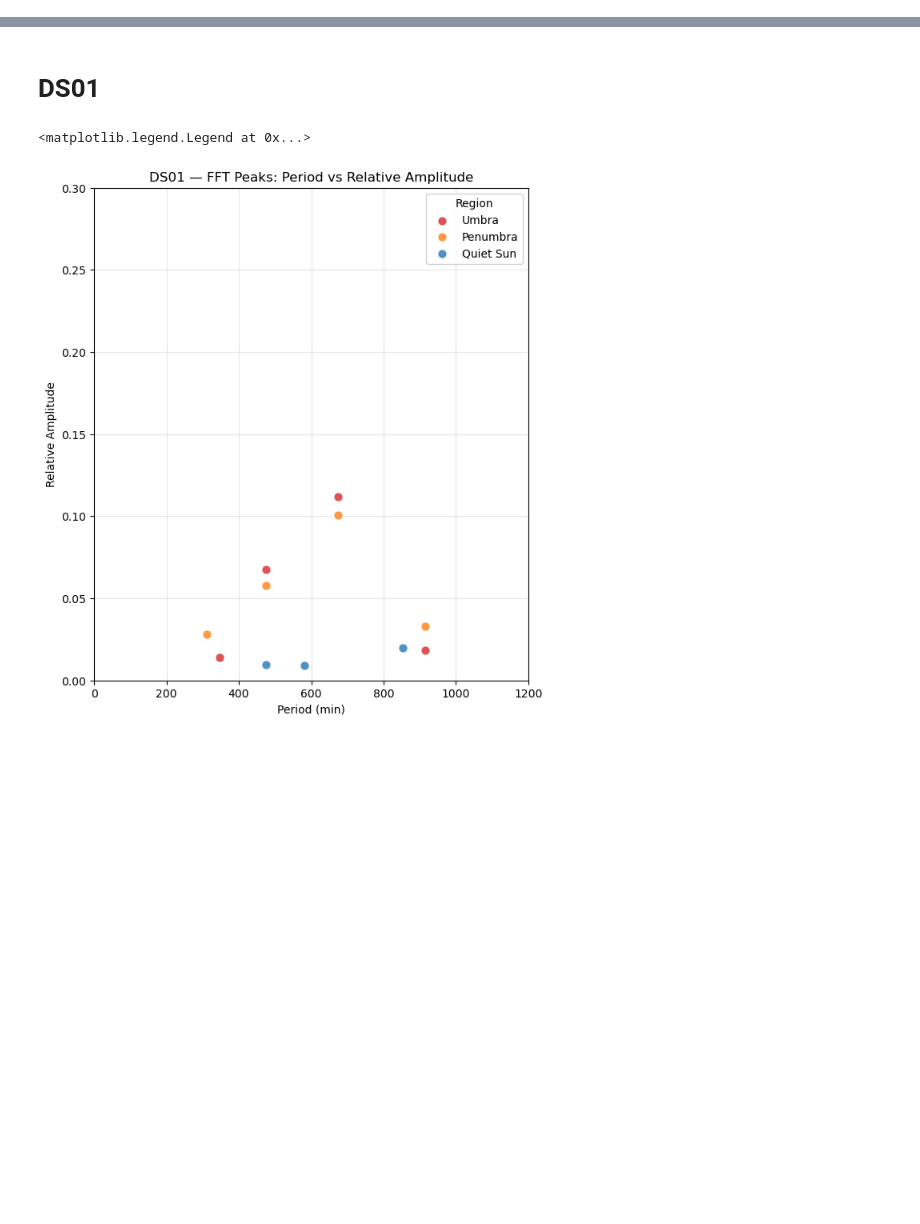
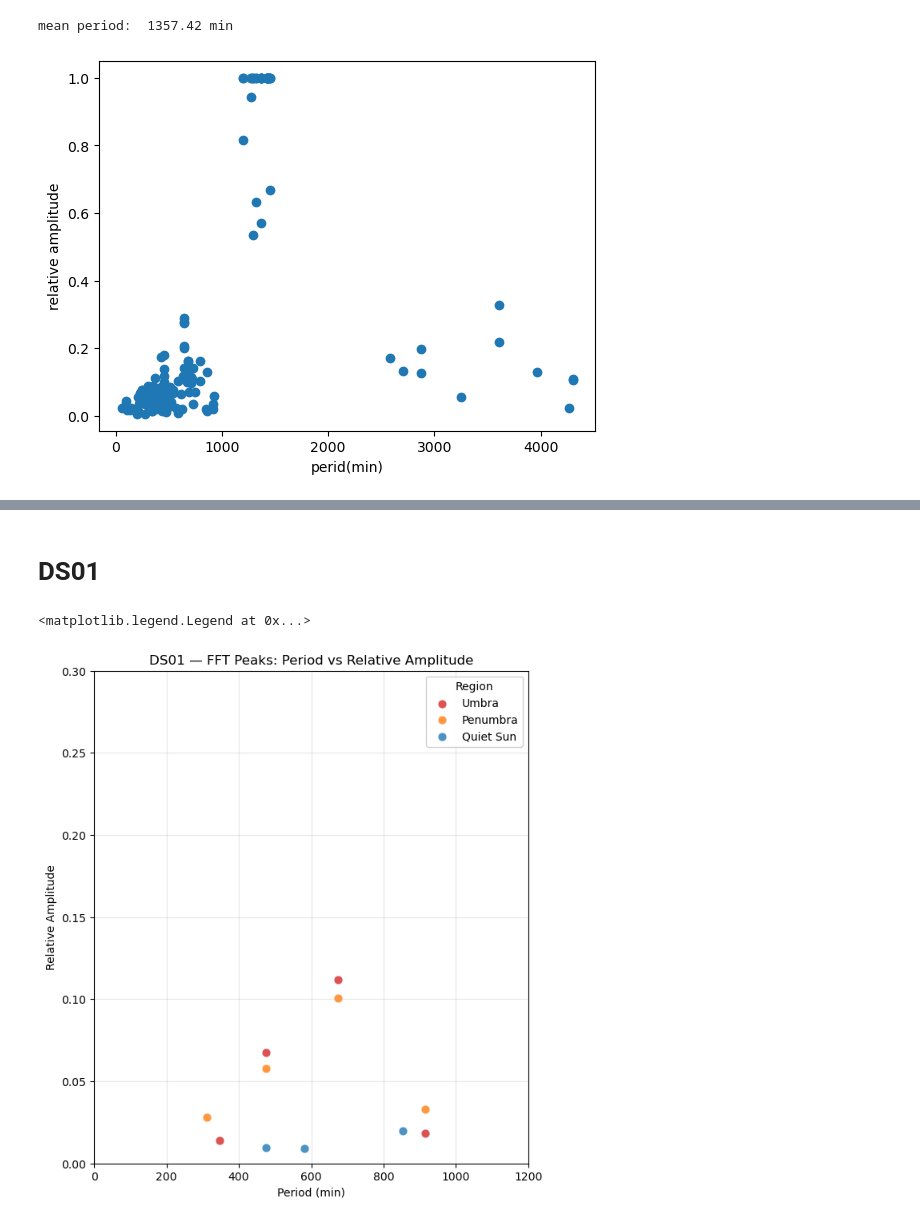
Before and after one commit to thomatrixting/sun_spots_pulsation_review, a Jupyter notebook: notebooks/04_data_comparison.ipynb, the cells around one changed output, grey strips where cells are left out. Drawn from its saved outputs; the diff is of its cells as text; code cells hidden in the pictures; blank space fills up the shorter version.

```diff
--- a/notebooks/04_data_comparison.ipynb
+++ b/notebooks/04_data_comparison.ipynb
@@ -32,3 +32,13 @@ data.head(10)
+# %%
+plt.scatter(data['period_min'],data['rel_amplitude']);
+plt.xlabel('perid(min)')
+plt.ylabel('relative amplitude')
+
+mean_period = data[data['rel_amplitude']>0.5]['period_min'].mean()
+print('mean period: ',round(mean_period,2),'min')
+# %% [output]
+mean period:  1357.42 min
+[figure, added]
 # %%
 region_colors = {
     "Umbra": "tab:red",
```
Also changed, not shown: parts of 2 cells of this notebook, 2 other files.
